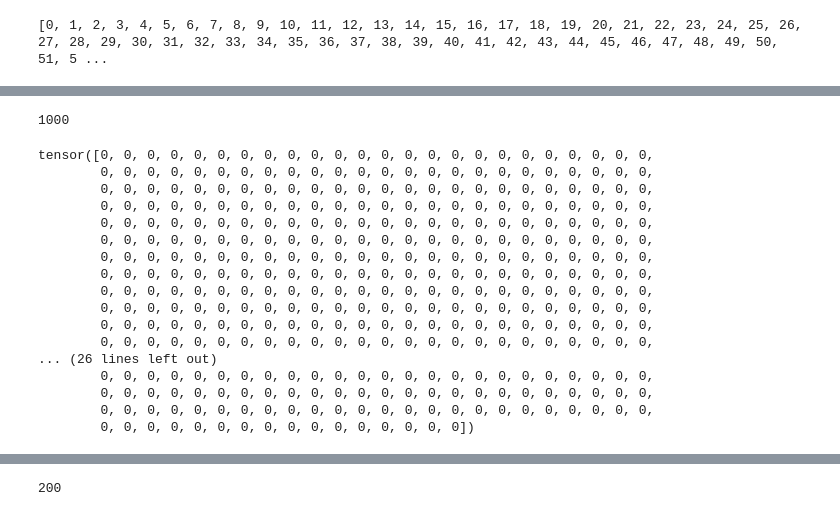
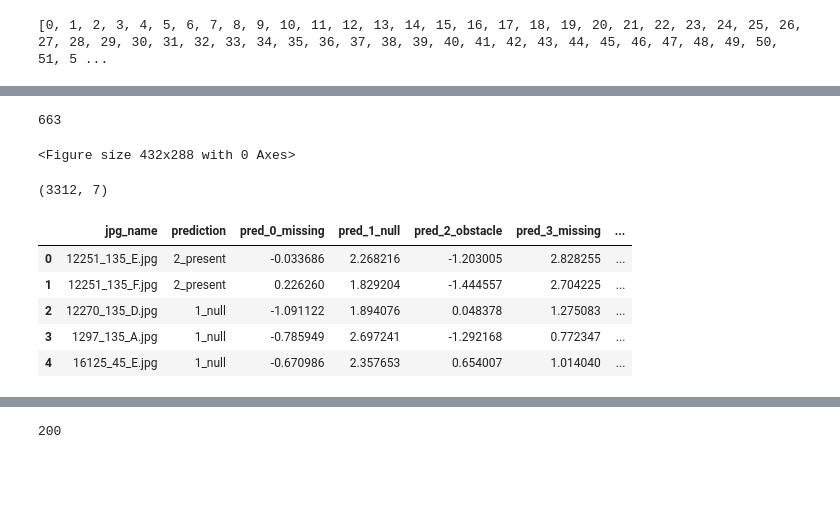
Before and after one commit to w210-accessibility/classify-streetview, a Jupyter notebook: evaluate-tiered-models/2020-04-13-EvaluateProjectSidewalkBaseline.ipynb, the cells around one changed output, grey strips where cells are left out. Drawn from its saved outputs; the diff is of its cells as text; code cells hidden in the pictures; blank space fills up the shorter version.

Commit message:
Results from Project Sidewalk Evaluation

```diff
--- a/evaluate-tiered-models/2020-04-13-EvaluateProjectSidewalkBaseline.ipynb
+++ b/evaluate-tiered-models/2020-04-13-EvaluateProjectSidewalkBaseline.ipynb
@@ -130,0 +70,4 @@ classes
+# %%
+df_testnames = pd.read_csv('projectsidewalks-crops-class-path.csv')
+print(df_testnames.shape)
+df_testnames.head()
@@ -174,24 +100,51 @@ tensor([[[0.3373, 0.3961, 0.3647,  ..., 0.2196, 0.2314, 0.2039],
-# %%
-len(labels)
-# %% [output]
-1000
-# %%
-labels
-# %% [output]
-tensor([0, 0, 0, 0, 0, 0, 0, 0, 0, 0, 0, 0, 0, 0, 0, 0, 0, 0, 0, 0, 0, 0, 0, 0,
-        0, 0, 0, 0, 0, 0, 0, 0, 0, 0, 0, 0, 0, 0, 0, 0, 0, 0, 0, 0, 0, 0, 0, 0,
-        0, 0, 0, 0, 0, 0, 0, 0, 0, 0, 0, 0, 0, 0, 0, 0, 0, 0, 0, 0, 0, 0, 0, 0,
-        0, 0, 0, 0, 0, 0, 0, 0, 0, 0, 0, 0, 0, 0, 0, 0, 0, 0, 0, 0, 0, 0, 0, 0,
-        0, 0, 0, 0, 0, 0, 0, 0, 0, 0, 0, 0, 0, 0, 0, 0, 0, 0, 0, 0, 0, 0, 0, 0,
-        0, 0, 0, 0, 0, 0, 0, 0, 0, 0, 0, 0, 0, 0, 0, 0, 0, 0, 0, 0, 0, 0, 0, 0,
-        0, 0, 0, 0, 0, 0, 0, 0, 0, 0, 0, 0, 0, 0, 0, 0, 0, 0, 0, 0, 0, 0, 0, 0,
-        0, 0, 0, 0, 0, 0, 0, 0, 0, 0, 0, 0, 0, 0, 0, 0, 0, 0, 0, 0, 0, 0, 0, 0,
-        0, 0, 0, 0, 0, 0, 0, 0, 0, 0, 0, 0, 0, 0, 0, 0, 0, 0, 0, 0, 0, 0, 0, 0,
-        0, 0, 0, 0, 0, 0, 0, 0, 0, 0, 0, 0, 0, 0, 0, 0, 0, 0, 0, 0, 0, 0, 0, 0,
-        0, 0, 0, 0, 0, 0, 0, 0, 0, 0, 0, 0, 0, 0, 0, 0, 0, 0, 0, 0, 0, 0, 0, 0,
-        0, 0, 0, 0, 0, 0, 0, 0, 0, 0, 0, 0, 0, 0, 0, 0, 0, 0, 0, 0, 0, 0, 0, 0,
-... (26 lines left out)
-        0, 0, 0, 0, 0, 0, 0, 0, 0, 0, 0, 0, 0, 0, 0, 0, 0, 0, 0, 0, 0, 0, 0, 0,
-        0, 0, 0, 0, 0, 0, 0, 0, 0, 0, 0, 0, 0, 0, 0, 0, 0, 0, 0, 0, 0, 0, 0, 0,
-        0, 0, 0, 0, 0, 0, 0, 0, 0, 0, 0, 0, 0, 0, 0, 0, 0, 0, 0, 0, 0, 0, 0, 0,
-        0, 0, 0, 0, 0, 0, 0, 0, 0, 0, 0, 0, 0, 0, 0, 0])
+# %%
+def predict_image(image, model):
+    image_tensor = test_transforms(image).float()
+    image_tensor = image_tensor.unsqueeze_(0)
+    input = Variable(image_tensor)
+    input = input.to(device)
+    output = model(input)
+    index = output.data.cpu().numpy().argmax()
+    return index, output
+# %%
+int(np.ceil(len(images) / 5))
+# %% [output]
+663
+# %%
+plt.cla()
+plt.clf()
+
+predict_dict = {}
+output_dict = {}
+
+to_pil = transforms.ToPILImage()
+
+for ii, row in df_testnames.iterrows():
+    imagename = row['jpg_name']
+    image = to_pil(images[ii])
+    index, output = predict_image(image, model)
+    actual_class = str(classes[int(labels[ii])])
+    pred_class = str(classes[index])
+    output_dict[imagename] = output.tolist()[0]
+    predict_dict[imagename] = pred_class
+# %% [output]
+<Figure size 432x288 with 0 Axes>
+# %%
+df_predict = pd.DataFrame.from_dict(predict_dict, orient='index')
+df_predict.columns = ['prediction']
+df_predict.head()
+df_output = pd.DataFrame.from_dict(output_dict, orient='index')
+df_output.head()
+df_all = df_predict.merge(df_output, how = 'left', left_index = True, right_index = True)
+df_all = df_all.reset_index()
+print(df_all.shape)
+df_all.columns = ['jpg_name', 'prediction', 'pred_0_missing', 'pred_1_null', 'pred_2_obstacle', 'pred_3_missing', 'pred_4_surface_prob']
+df_all.head()
+# %% [output]
+(3312, 7)
+|  | jpg_name | prediction | pred_0_missing | pred_1_null | pred_2_obstacle | pred_3_missing | ... |
+| 0 | 12251_135_E.jpg | 2_present | -0.033686 | 2.268216 | -1.203005 | 2.828255 | ... |
+| 1 | 12251_135_F.jpg | 2_present | 0.226260 | 1.829204 | -1.444557 | 2.704225 | ... |
+| 2 | 12270_135_D.jpg | 1_null | -1.091122 | 1.894076 | 0.048378 | 1.275083 | ... |
+| 3 | 1297_135_A.jpg | 1_null | -0.785949 | 2.697241 | -1.292168 | 0.772347 | ... |
+| 4 | 16125_45_E.jpg | 1_null | -0.670986 | 2.357653 | 0.654007 | 1.014040 | ... |
```
Also changed, not shown: parts of 20 cells of this notebook, 2 other files.
